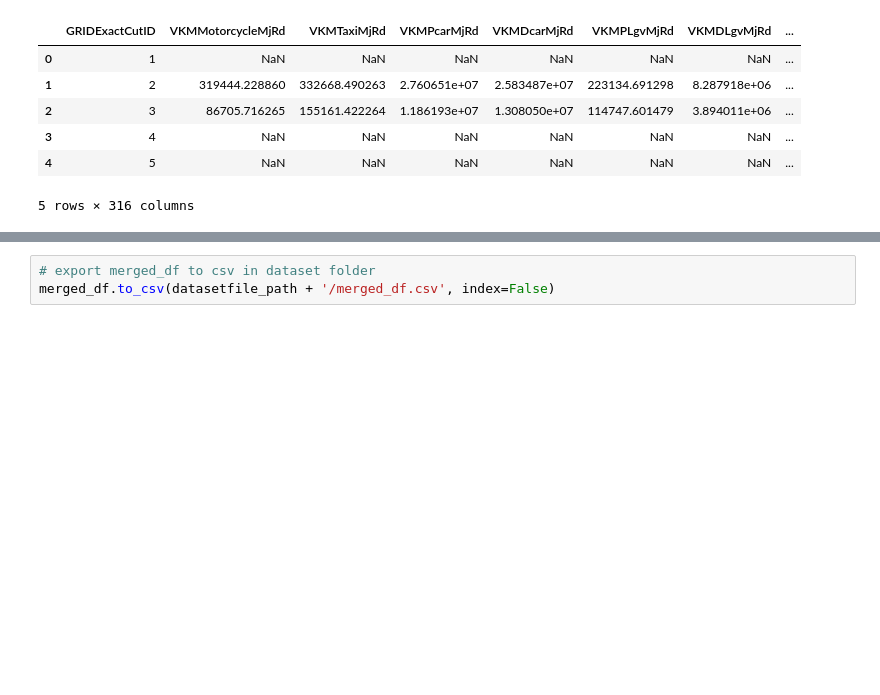
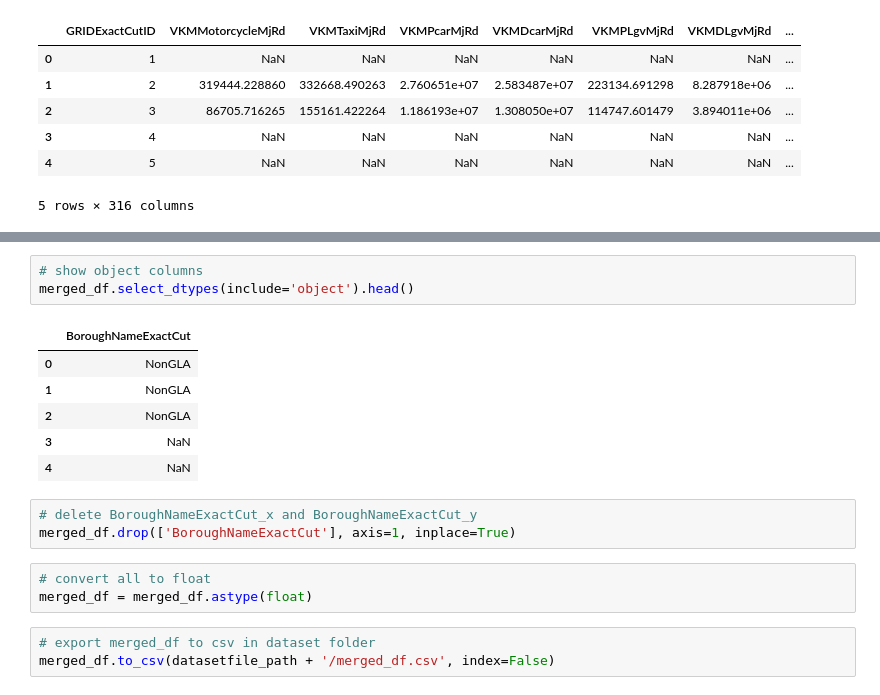
Before and after one commit to JosephPassant/csck503_groupb_assignment, a Jupyter notebook: data_exploration.ipynb, the cells around one changed output, grey strips where cells are left out. Drawn from its saved outputs; the diff is of its cells as text; blank space fills up the shorter version.

```diff
--- a/data_exploration.ipynb
+++ b/data_exploration.ipynb
@@ -1141,3 +1149,19 @@ merged_df.head()
+# %%
+# show object columns
+merged_df.select_dtypes(include='object').head()
+# %% [output]
+|  | BoroughNameExactCut |
+| 0 | NonGLA |
+| 1 | NonGLA |
+| 2 | NonGLA |
+| 3 | NaN |
+| 4 | NaN |
+# %%
+# delete BoroughNameExactCut_x and BoroughNameExactCut_y
+merged_df.drop(['BoroughNameExactCut'], axis=1, inplace=True)
+# %%
+# convert all to float
+merged_df = merged_df.astype(float)
 # %%
 # export merged_df to csv in dataset folder
 merged_df.to_csv(datasetfile_path + '/merged_df.csv', index=False)
```
Also changed, not shown: parts of 9 cells of this notebook.
